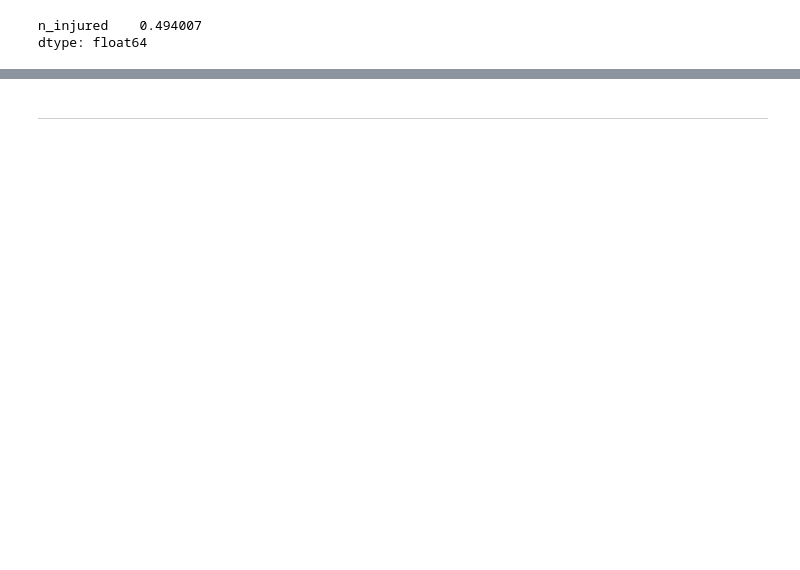
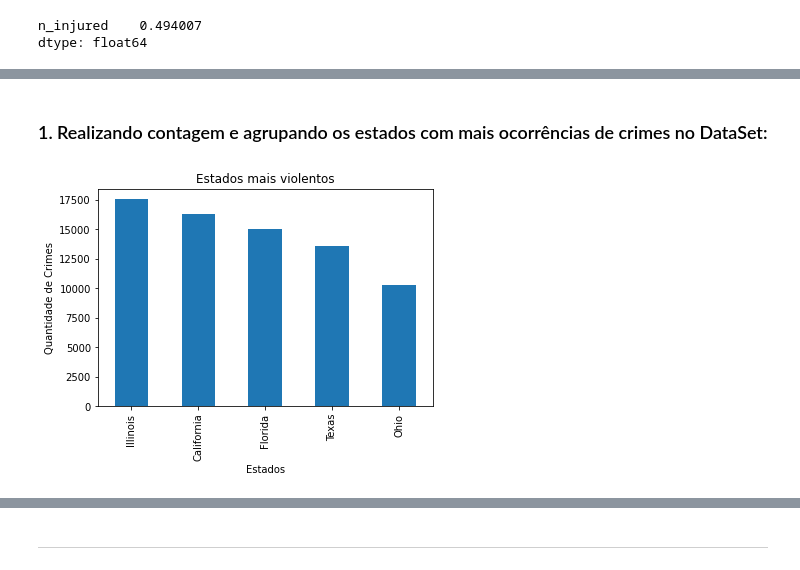
Before and after one commit to ubiratann/CK0223, a Jupyter notebook: Notebook_for_Gun_Violence_Data.ipynb, the cells around one changed output, grey strips where cells are left out. Saved outputs shown, nothing was run; the diff lists cells and outputs as text; code cells hidden in the pictures; blank space fills up the shorter version.

```diff
--- a/Notebook_for_Gun_Violence_Data.ipynb
+++ b/Notebook_for_Gun_Violence_Data.ipynb
@@ -117,0 +57,10 @@ plt.show()
+# %% [markdown]
+### 1. Realizando contagem  e agrupando os estados com mais ocorrências de crimes no DataSet:
+# %%
+df["state"].value_counts().head().plot.bar()
+plt.xlabel('Estados')
+plt.ylabel('Quantidade de Crimes')
+plt.title('Estados mais violentos')
+plt.show()
+# %% [output]
+[figure, added]
```
Also changed, not shown: parts of 80 cells of this notebook.
